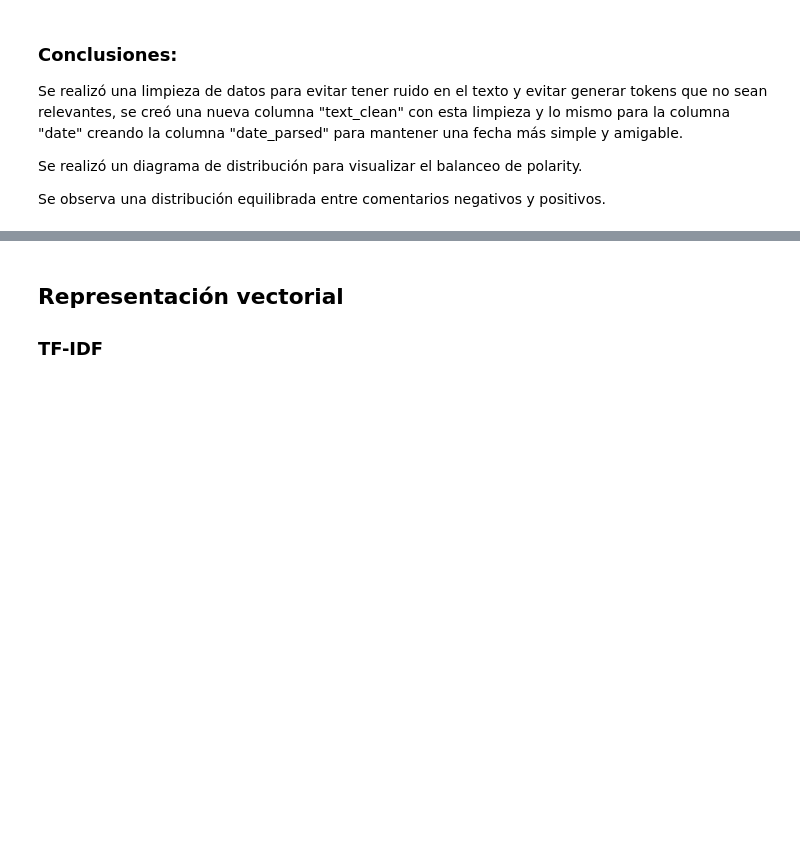
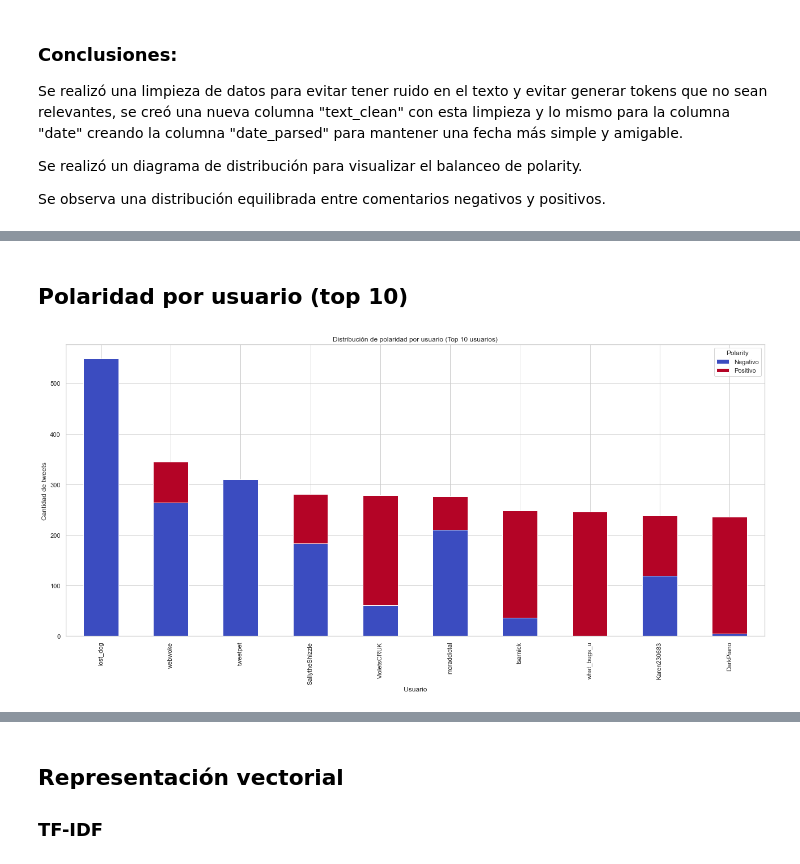
Before and after one commit to nelson-juarez/trabajo-practico-3-NLP-dipl-IA, a Jupyter notebook: Entrega_Trabajo_Practico_3.ipynb, the cells around one changed output, grey strips where cells are left out. Drawn from its saved outputs; the diff is of its cells as text; code cells hidden in the pictures; blank space fills up the shorter version.

```diff
--- a/Entrega_Trabajo_Practico_3.ipynb
+++ b/Entrega_Trabajo_Practico_3.ipynb
@@ -139,0 +138,24 @@ None
+# %% [markdown]
+## Polaridad por usuario (top 10)
+# %%
+df_eda = df_train_copy.copy()
+top_10_users = df_eda['user'].value_counts().head(10).index
+df_top_users = df_eda[df_eda['user'].isin(top_10_users)]
+
+polaridad_por_usuario = (
+    df_top_users
+    .groupby(['user', 'polarity'])
+    .size()
+    .unstack(fill_value=0)
+    .loc[top_10_users]
+)
+
+ax = polaridad_por_usuario.plot(kind='bar', stacked=True, figsize=(18,9), colormap='coolwarm')
+plt.title("Distribución de polaridad por usuario (Top 10 usuarios)")
+plt.xlabel("Usuario")
+plt.ylabel("Cantidad de tweets")
+plt.legend(title="Polarity", labels=["Negativo", "Positivo"])
+plt.tight_layout()
+plt.show()
+# %% [output]
+[figure, added]
```
Also changed, not shown: parts of 29 cells of this notebook.
